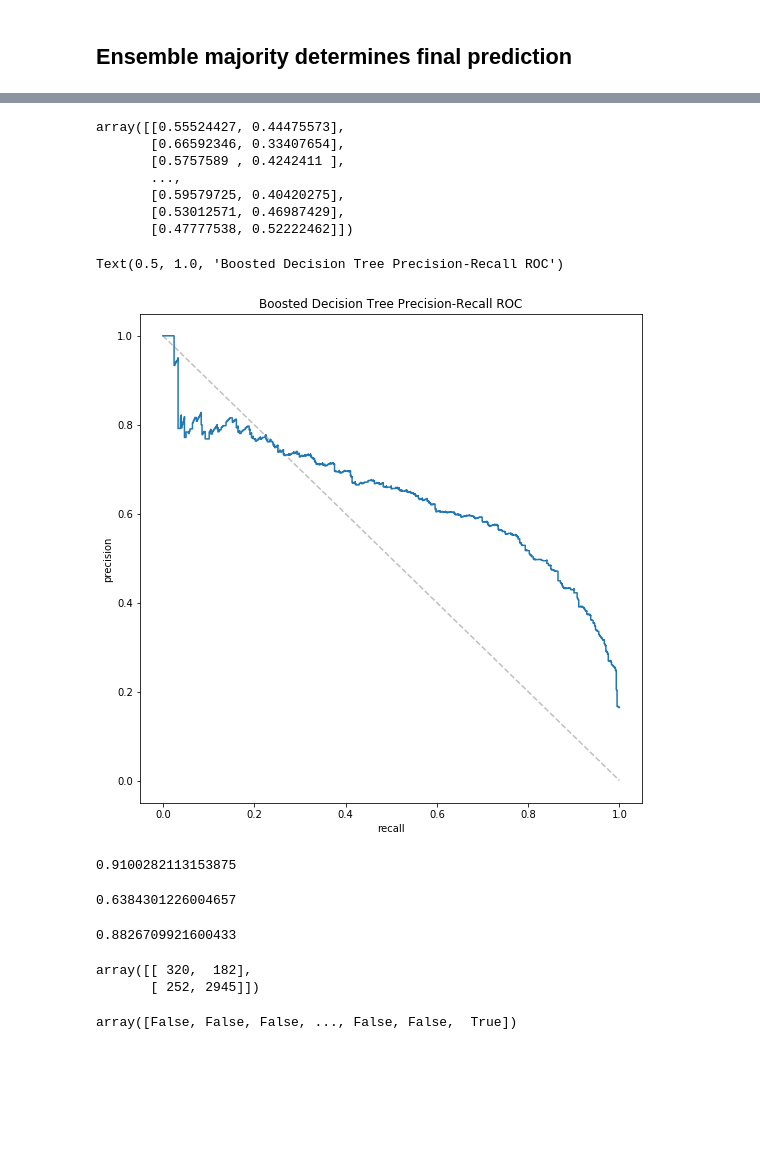
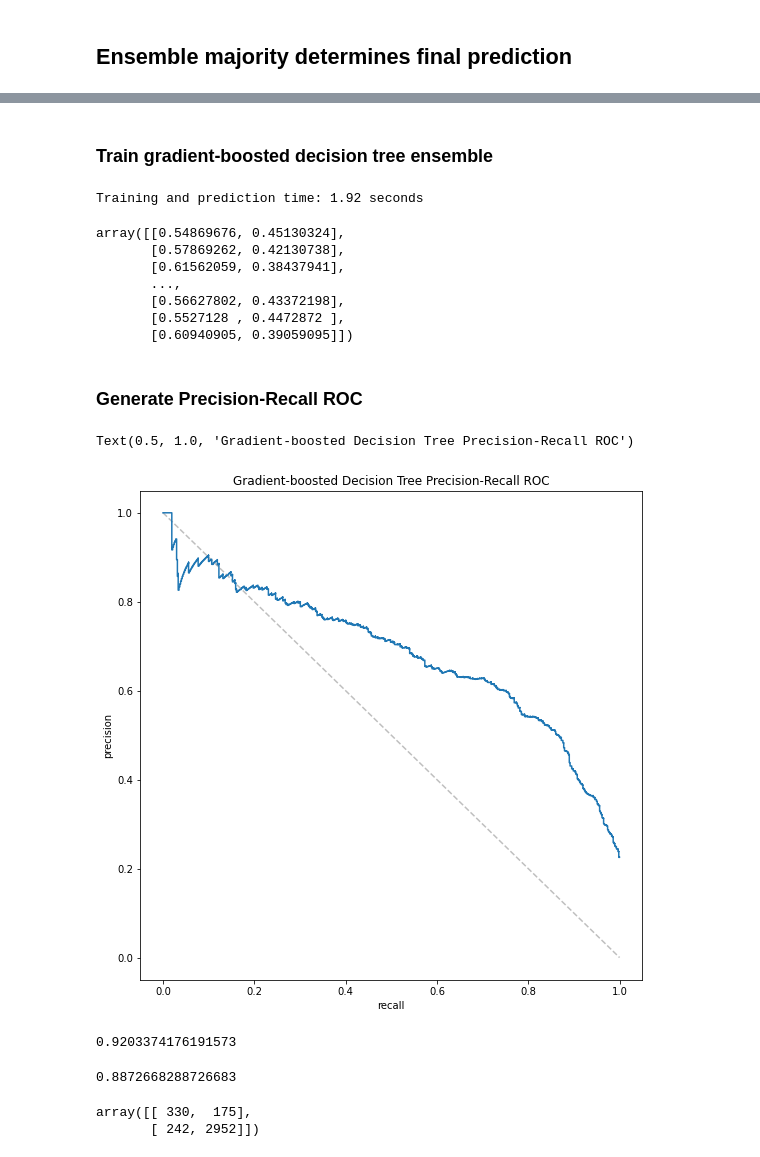
Before and after one commit to rweaton/online-shopper-revenue, a Jupyter notebook: ShopperIntentModels.ipynb, the cells around one changed output, grey strips where cells are left out. Cells and saved outputs as stored; diff of their text form; code cells hidden in the pictures; blank space fills up the shorter version.

Commit message:
Complete re-running of notebook. Model training text.

```diff
--- a/ShopperIntentModels.ipynb
+++ b/ShopperIntentModels.ipynb
@@ -915,6 +925,13 @@ Text(0.5, 1.0, 'Page values by Revenue value box-plot')
 # Value conversion
 # %% [markdown]
 Planning on starting with an SVM-based model that can only take numerically-valued features.  Accordingly, features that have text lables as values need to be converted to have numeric category labels.  Conversion dicts for each were defined above.
+# %%
+monthConv = {'Jan': 1, 'Feb': 2, 'Mar': 3, 'Apr': 4, 'May': 5, 'June': 6,
+             'Jul': 7, 'Aug': 8, 'Sep': 9, 'Oct': 10, 'Nov': 11, 'Dec': 12}
+
+weekendConv = {True: 1, False: 0}
+
+visitorConv = {'New_Visitor':  0, 'Returning_Visitor': 1, 'Other': 2}
 # %%
 # Convert columns using conversion dicts
 monthNumArray = np.array([monthConv[ml] for ml in shopIntent_df['Month'].values])
@@ -1421,55 +1380,56 @@ array([0.87962963, 0.88644264, 0.8760139 , 0.88180765, 0.8760139 ,
+# %% [markdown]
+### Train gradient-boosted decision tree ensemble
 # %%
+ts_start = time.time()
 bdt.fit(shopIntent_df[ModelFeatureSet_bdt].iloc[trainingSetIndices],
         shopIntent_df[ModelTarget_bdt].iloc[trainingSetIndices])
 preds_bdt = bdt.predict(shopIntent_df[ModelFeatureSet_bdt].iloc[testingSetIndices])
 preds_probas_bdt = bdt.predict_proba(shopIntent_df[ModelFeatureSet_bdt].iloc[testingSetIndices])
+ts_stop = time.time()
+print('Training and prediction time: {:.2f} seconds'.format(ts_stop - ts_start))
+# %% [output]
+Training and prediction time: 1.92 seconds
 # %%
 preds_probas_bdt
 # %% [output]
-array([[0.55524427, 0.44475573],
-       [0.66592346, 0.33407654],
-       [0.5757589 , 0.4242411 ],
+array([[0.54869676, 0.45130324],
+       [0.57869262, 0.42130738],
+       [0.61562059, 0.38437941],
        ...,
-       [0.59579725, 0.40420275],
-       [0.53012571, 0.46987429],
-       [0.47777538, 0.52222462]])
+       [0.56627802, 0.43372198],
+       [0.5527128 , 0.4472872 ],
+       [0.60940905, 0.39059095]])
+# %% [markdown]
+### Generate Precision-Recall ROC
 # %%
 precCrv_bdt, recCrv_bdt, thlds_bdt = mt.precision_recall_curve(
     shopIntent_df[ModelTarget_bdt].iloc[testingSetIndices],
     preds_probas_bdt[:,1], pos_label=1)
 
 fig4, ax4 = plt.subplots(nrows=1, ncols=1)
 fig4.set_size_inches(9, 9)
 ax4.plot([0., 1.],[1., 0], '--', color='gray', alpha=0.5)
 ax4.step(recCrv_bdt, precCrv_bdt)
 ax4.set_xlabel('recall')
 ax4.set_ylabel('precision')
 ax4.set_xlim([-0.05, 1.05])
 ax4.set_ylim([-0.05, 1.05])
-ax4.set_title('Boosted Decision Tree Precision-Recall ROC')
+ax4.set_title('Gradient-boosted Decision Tree Precision-Recall ROC')
 # %% [output]
-Text(0.5, 1.0, 'Boosted Decision Tree Precision-Recall ROC')
+Text(0.5, 1.0, 'Gradient-boosted Decision Tree Precision-Recall ROC')
-[figure, old version]
+[figure, new version]
 # %%
 mt.roc_auc_score(shopIntent_df[ModelTarget_bdt].iloc[testingSetIndices], preds_probas_bdt[:,1])
 # %% [output]
-0.9100282113153875
+0.9203374176191573
-# %%
-mt.auc(recCrv_bdt, precCrv_bdt)
-# %% [output]
-0.6384301226004657
 # %%
 mt.accuracy_score(shopIntent_df[ModelTarget].iloc[testingSetIndices], preds_bdt)
 # %% [output]
-0.8826709921600433
+0.8872668288726683
 # %%
 mt.confusion_matrix(preds_bdt == True,
                     shopIntent_df[ModelTarget_bdt].iloc[testingSetIndices],
                     labels=[True, False])
 # %% [output]
-array([[ 320,  182],
-       [ 252, 2945]])
+array([[ 330,  175],
+       [ 242, 2952]])
-# %%
-preds_bdt
-# %% [output]
-array([False, False, False, ..., False, False,  True])
```
Also changed, not shown: parts of 87 cells of this notebook.
